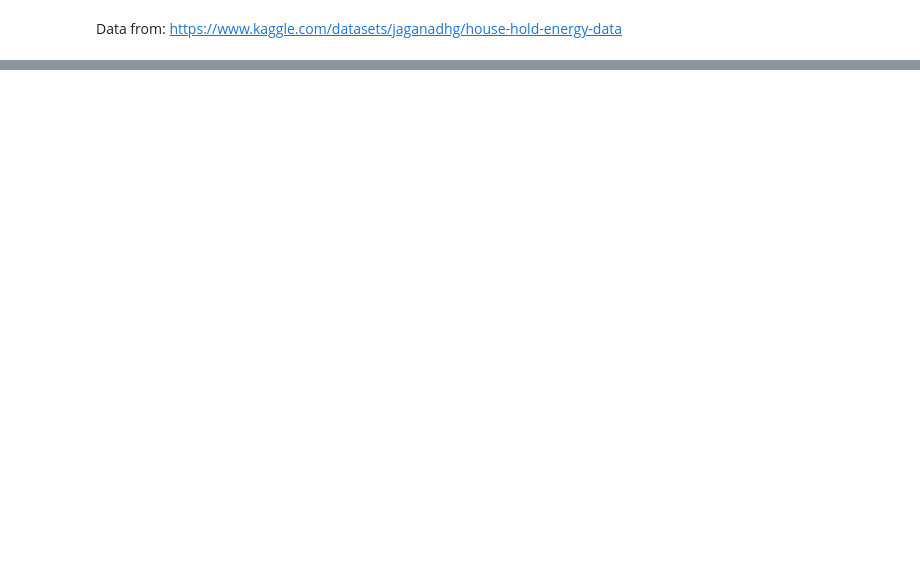
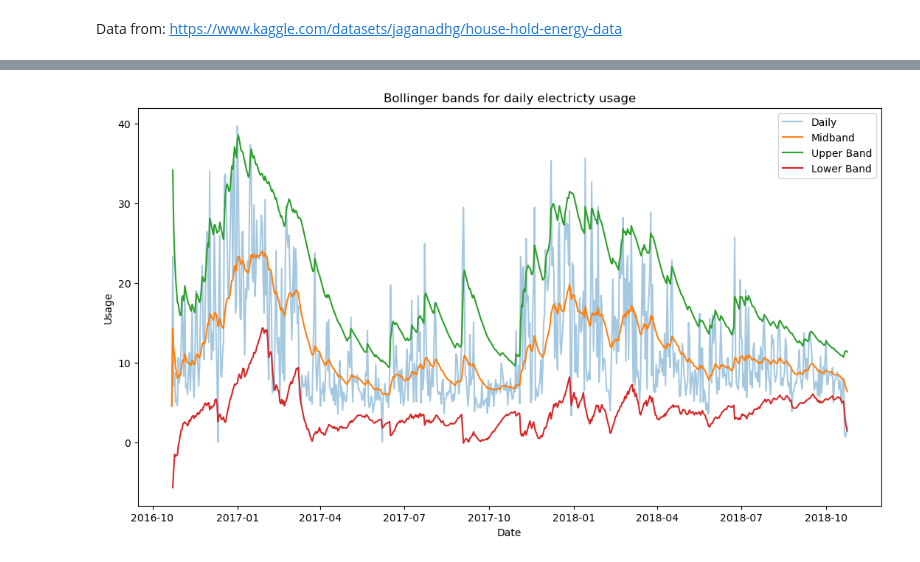
Before and after one commit to JoshuaHolt-Tech/energy_analysis, a Jupyter notebook: init_explore.ipynb, the cells around one changed output, grey strips where cells are left out. Cells and saved outputs as stored; diff of their text form; code cells hidden in the pictures; blank space fills up the shorter version.

```diff
--- a/init_explore.ipynb
+++ b/init_explore.ipynb
@@ -56,0 +121,4 @@ Name: DATE, Length: 733, dtype: int64
+# %%
+#Compute exponential weighted standard deviation
+monthly_std = daily_usage.ewm(span=30).std()
+monthly_std.head()
@@ -56,0 +133,8 @@ Name: DATE, Length: 733, dtype: int64
+# %%
+#Compute upper and lower bands
+upper_band = monthly_avg + monthly_std * 1.5
+lower_band = monthly_avg - monthly_std * 1.5
+# %%
+#Final dataframe
+final_df = pd.concat([daily_usage, monthly_avg, upper_band, lower_band], axis=1)
+final_df.head()
@@ -56,0 +149,3 @@ Name: DATE, Length: 733, dtype: int64
+# %%
+final_df.columns = ["usage", "midband", "upper_band", "lower_band"]
+final_df.head()
@@ -56,0 +160,14 @@ Name: DATE, Length: 733, dtype: int64
+# %%
+#Plot the bands
+plt.figure(figsize=(13,7))
+plt.plot(final_df["usage"], label="Daily", alpha = 0.4)
+plt.plot(final_df["midband"], label="Midband")
+plt.plot(final_df["upper_band"], label="Upper Band")
+plt.plot(final_df["lower_band"], label="Lower Band")
+plt.xlabel("Date")
+plt.ylabel("Usage")
+plt.title("Bollinger bands for daily electricty usage")
+plt.legend()
+plt.show()
+# %% [output]
+[figure, added]
```
Also changed, not shown: parts of 15 cells of this notebook.
